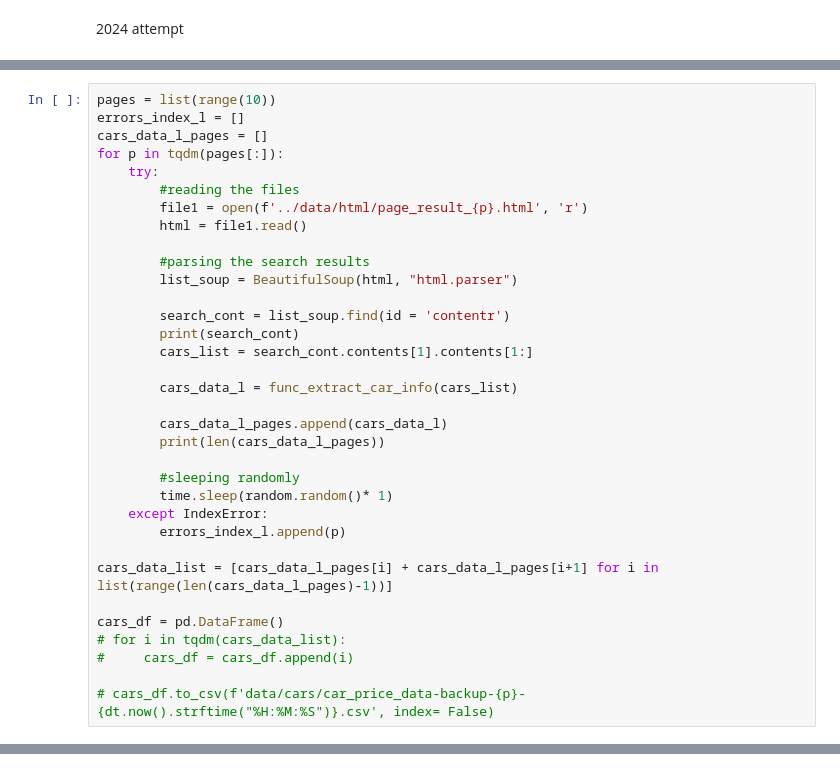
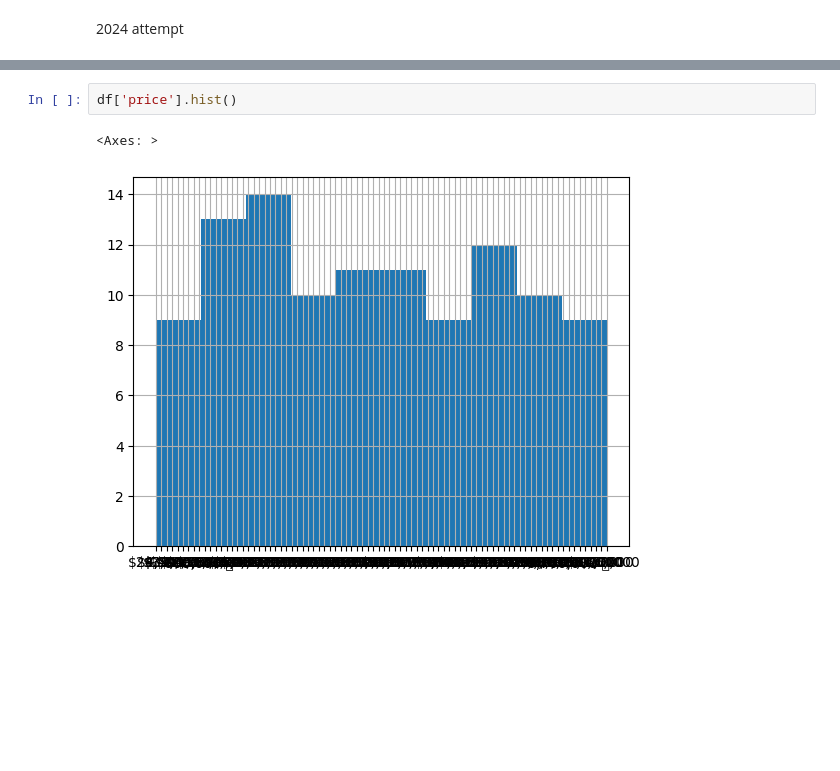
Before and after one commit to iamlajoya21/car-price-predictor, a Jupyter notebook: scrapping/dev.ipynb, the cells around one changed output, grey strips where cells are left out. Cells and saved outputs as stored; diff of their text form; blank space fills up the shorter version.

```diff
--- a/scrapping/dev.ipynb
+++ b/scrapping/dev.ipynb
@@ -274,34 +255,0 @@ cars_data_l
-# %%
-pages = list(range(10))
-errors_index_l = []
-cars_data_l_pages = []
-for p in tqdm(pages[:]):
-    try:
-        #reading the files
-        file1 = open(f'../data/html/page_result_{p}.html', 'r')
-        html = file1.read()
-
-        #parsing the search results
-        list_soup = BeautifulSoup(html, "html.parser")
-
-        search_cont = list_soup.find(id = 'contentr')
-        print(search_cont)
-        cars_list = search_cont.contents[1].contents[1:]
-
-        cars_data_l = func_extract_car_info(cars_list)
-
-        cars_data_l_pages.append(cars_data_l)
-        print(len(cars_data_l_pages))
-
-        #sleeping randomly
-        time.sleep(random.random()* 1)
-    except IndexError:
-        errors_index_l.append(p)
-
-cars_data_list = [cars_data_l_pages[i] + cars_data_l_pages[i+1] for i in list(range(len(cars_data_l_pages)-1))]
-
-cars_df = pd.DataFrame()
-# for i in tqdm(cars_data_list):
-#     cars_df = cars_df.append(i)
-
-# cars_df.to_csv(f'data/cars/car_price_data-backup-{p}-{dt.now().strftime("%H:%M:%S")}.csv', index= False)
@@ -314,0 +359,5 @@ cars_data_list
+# %%
+df['price'].hist()
+# %% [output]
+<Axes: >
+[figure, added]
```
Also changed, not shown: parts of 13 cells of this notebook, 3 other files.
